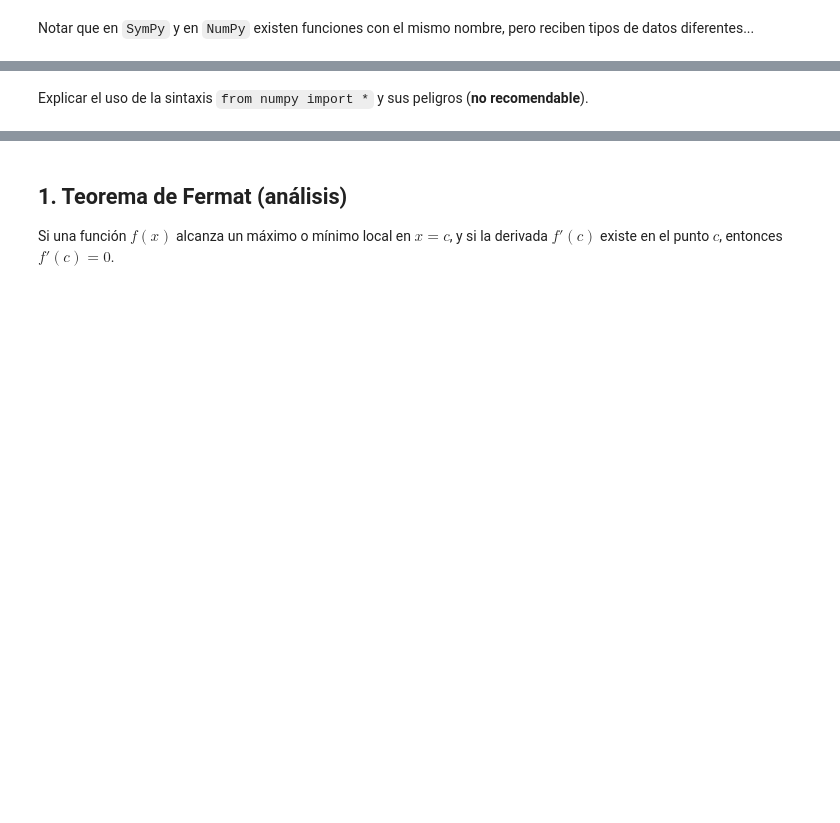
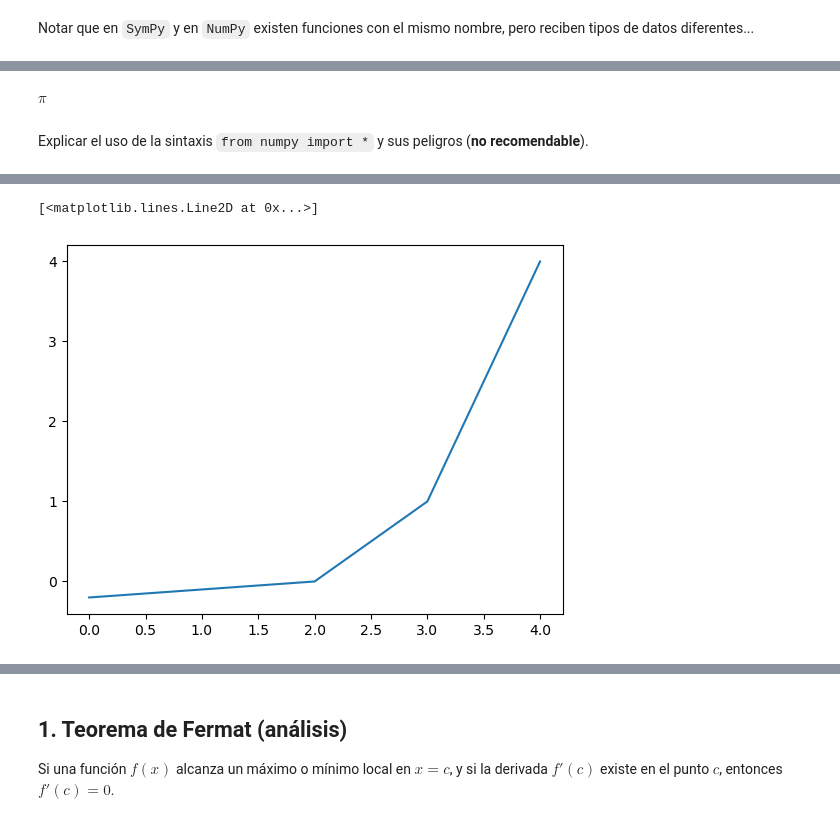
Before and after one commit to dramosvdh/SIMULACION-MATEMATICA, a Jupyter notebook: 0816-SymPy - Funciones escalares.ipynb, the cells around one changed output, grey strips where cells are left out. Drawn from its saved outputs; the diff is of its cells as text; code cells hidden in the pictures; blank space fills up the shorter version.

```diff
--- a/0816-SymPy - Funciones escalares.ipynb
+++ b/0816-SymPy - Funciones escalares.ipynb
@@ -188,2 +295,6 @@ Notar que en `SymPy` y en `NumPy` existen funciones con el mismo nombre, pero re
+# %%
+pi
+# %% [output]
+$\displaystyle \pi$
 # %% [markdown]
 Explicar el uso de la sintaxis `from numpy import *` y sus peligros (**no recomendable**).
@@ -200,0 +316,6 @@ El módulo `PyPlot` de la librería `matplotlib` contiene funciones que nos perm
+# %%
+y=[-0.2,-0.1,0,1,4]
+plt.plot(y) #Grafica loa elementos del arreglo en el eje 'y', el eje 'x' lo enumera desde 0
+# %% [output]
+[<matplotlib.lines.Line2D at 0x...>]
+[figure, added]
```
Also changed, not shown: parts of 44 cells of this notebook.
